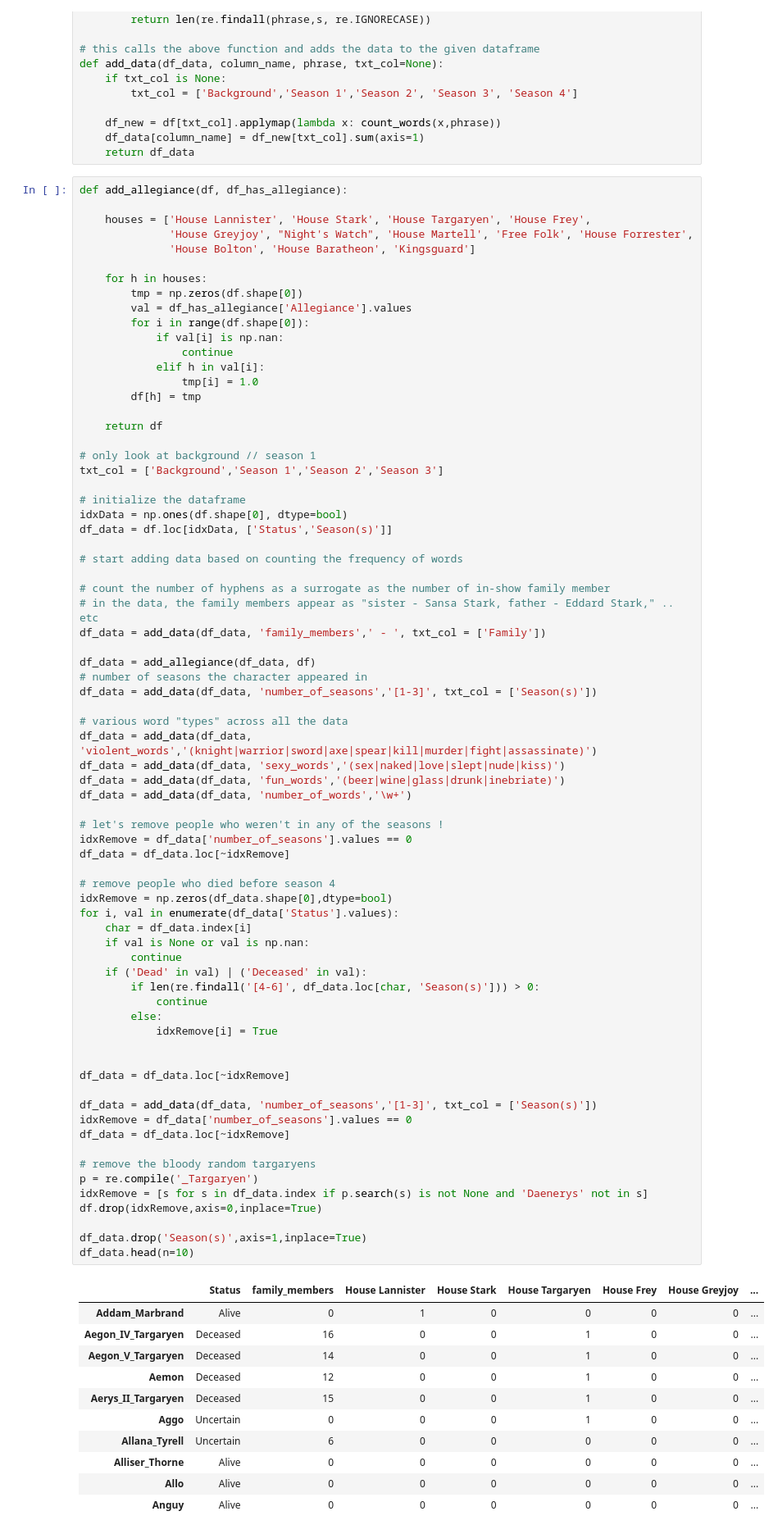
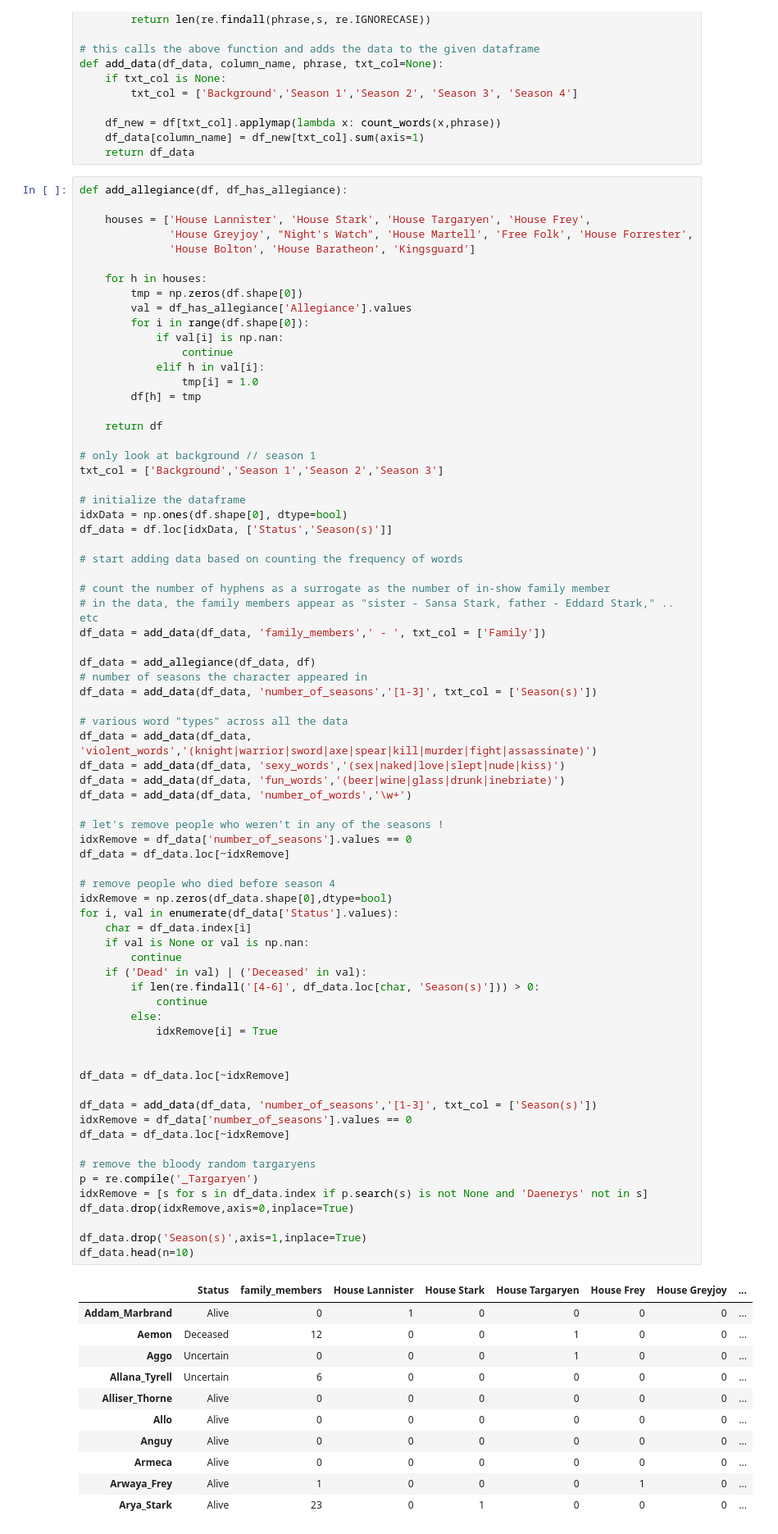
Before and after one commit to alistairewj/got-predictions, a Jupyter notebook: got-mortality-prediction.ipynb, the cells around one changed output. Shown: that part at 82% size. Cells and saved outputs as stored; diff of their text form.

```diff
--- a/got-mortality-prediction.ipynb
+++ b/got-mortality-prediction.ipynb
@@ -196,43 +196,43 @@ idxRemove = df_data['number_of_seasons'].values == 0
 df_data = df_data.loc[~idxRemove]
 
 # remove people who died before season 4
 idxRemove = np.zeros(df_data.shape[0],dtype=bool)
 for i, val in enumerate(df_data['Status'].values):
     char = df_data.index[i]
     if val is None or val is np.nan:
         continue
     if ('Dead' in val) | ('Deceased' in val):
         if len(re.findall('[4-6]', df_data.loc[char, 'Season(s)'])) > 0:
             continue
         else:
             idxRemove[i] = True
 
 
 df_data = df_data.loc[~idxRemove]
 
 df_data = add_data(df_data, 'number_of_seasons','[1-3]', txt_col = ['Season(s)'])
 idxRemove = df_data['number_of_seasons'].values == 0
 df_data = df_data.loc[~idxRemove]
 
 # remove the bloody random targaryens
 p = re.compile('_Targaryen')
 idxRemove = [s for s in df_data.index if p.search(s) is not None and 'Daenerys' not in s]
-df.drop(idxRemove,axis=0,inplace=True)
+df_data.drop(idxRemove,axis=0,inplace=True)
 
 df_data.drop('Season(s)',axis=1,inplace=True)
 df_data.head(n=10)
 # %% [output]
 |  | Status | family_members | House Lannister | House Stark | House Targaryen | House Frey | House Greyjoy | ... |
 | Addam_Marbrand | Alive | 0 | 1 | 0 | 0 | 0 | 0 | ... |
-| Aegon_IV_Targaryen | Deceased | 16 | 0 | 0 | 1 | 0 | 0 | ... |
-| Aegon_V_Targaryen | Deceased | 14 | 0 | 0 | 1 | 0 | 0 | ... |
 | Aemon | Deceased | 12 | 0 | 0 | 1 | 0 | 0 | ... |
-| Aerys_II_Targaryen | Deceased | 15 | 0 | 0 | 1 | 0 | 0 | ... |
 | Aggo | Uncertain | 0 | 0 | 0 | 1 | 0 | 0 | ... |
 | Allana_Tyrell | Uncertain | 6 | 0 | 0 | 0 | 0 | 0 | ... |
 | Alliser_Thorne | Alive | 0 | 0 | 0 | 0 | 0 | 0 | ... |
 | Allo | Alive | 0 | 0 | 0 | 0 | 0 | 0 | ... |
 | Anguy | Alive | 0 | 0 | 0 | 0 | 0 | 0 | ... |
+| Armeca | Alive | 0 | 0 | 0 | 0 | 0 | 0 | ... |
+| Arwaya_Frey | Alive | 1 | 0 | 0 | 0 | 1 | 0 | ... |
+| Arya_Stark | Alive | 23 | 0 | 1 | 0 | 0 | 0 | ... |
 # %%
 # prep data
 X = df_data.values[:,1:df_data.shape[1]]
```
Also changed, not shown: parts of 2 cells of this notebook.
